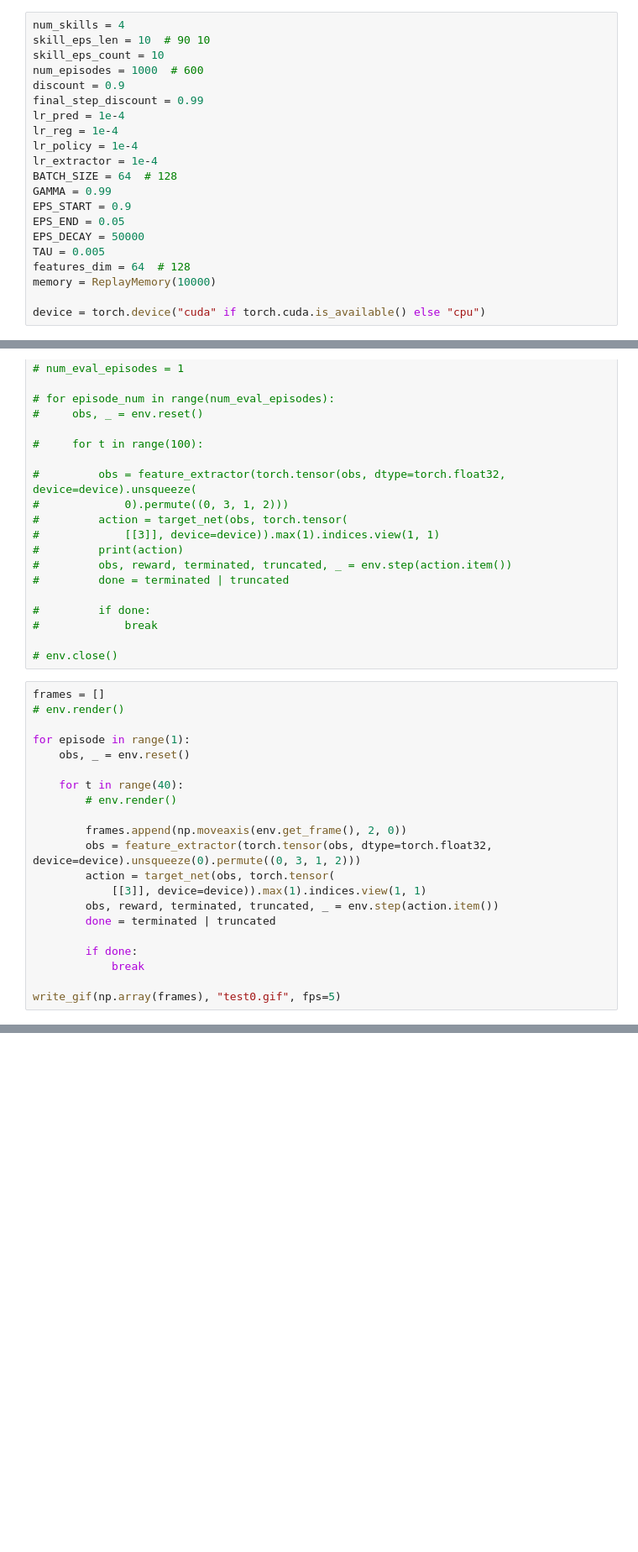
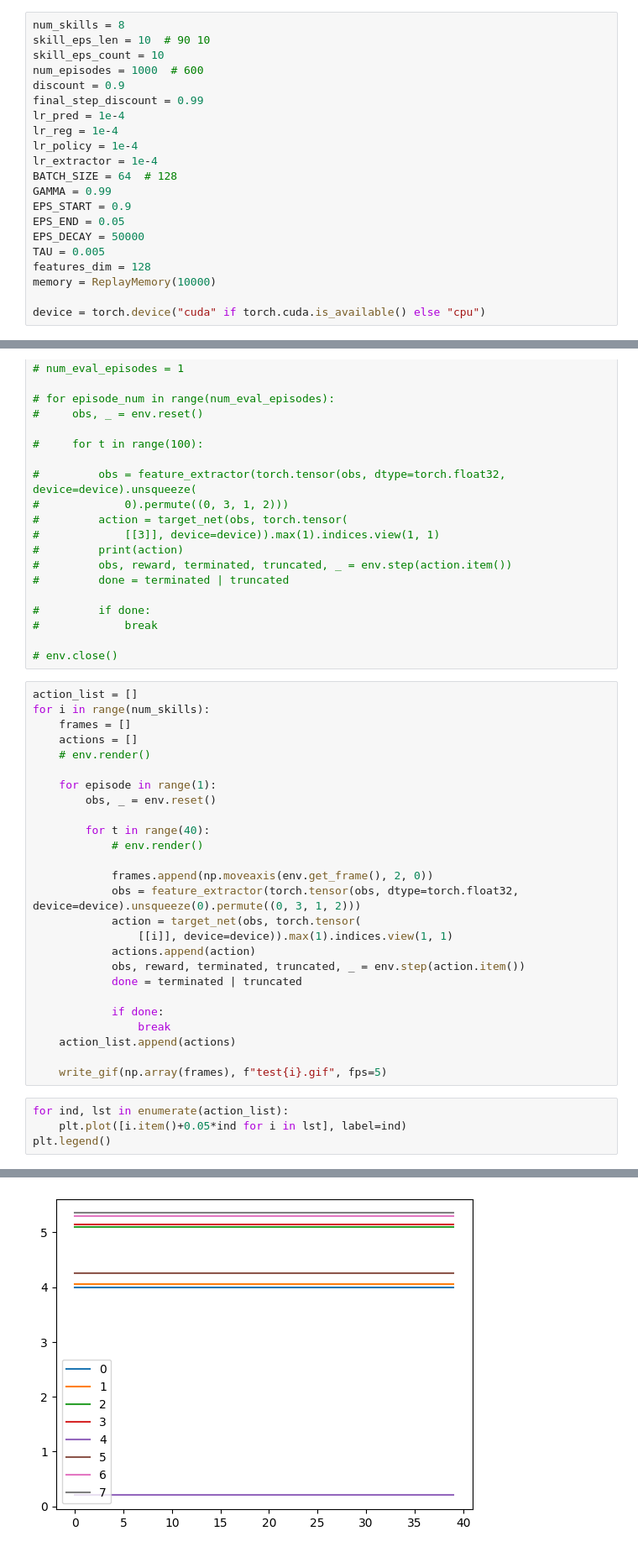
Before and after one commit to yutian-zhao/rl_experiments, a Jupyter notebook: rvic_new.ipynb, the cells around one changed output, grey strips where cells are left out. Shown: that part at 84% size. Drawn from its saved outputs; the diff is of its cells as text; blank space fills up the shorter version.

```diff
--- a/rvic_new.ipynb
+++ b/rvic_new.ipynb
@@ -23,5 +20,5 @@ Hello from the pygame community. https://www.pygame.org/contribute.html
 # %%
-num_skills = 4
+num_skills = 8
 skill_eps_len = 10  # 90 10
 skill_eps_count = 10
 num_episodes = 1000  # 600
@@ -37,7 +34,7 @@ EPS_START = 0.9
 EPS_END = 0.05
 EPS_DECAY = 50000
 TAU = 0.005
-features_dim = 64  # 128
+features_dim = 128
 memory = ReplayMemory(10000)
 
 device = torch.device("cuda" if torch.cuda.is_available() else "cpu")
@@ -272,23 +270,33 @@ Complete
 
 # env.close()
 # %%
-frames = []
-# env.render()
+action_list = []
+for i in range(num_skills):
+    frames = []
+    actions = []
+    # env.render()
 
-for episode in range(1):
-    obs, _ = env.reset()
+    for episode in range(1):
+        obs, _ = env.reset()
 
-    for t in range(40):
-        # env.render()
+        for t in range(40):
+            # env.render()
 
-        frames.append(np.moveaxis(env.get_frame(), 2, 0))
-        obs = feature_extractor(torch.tensor(obs, dtype=torch.float32, device=device).unsqueeze(0).permute((0, 3, 1, 2)))
-        action = target_net(obs, torch.tensor(
-            [[3]], device=device)).max(1).indices.view(1, 1)
-        obs, reward, terminated, truncated, _ = env.step(action.item())
-        done = terminated | truncated
+            frames.append(np.moveaxis(env.get_frame(), 2, 0))
+            obs = feature_extractor(torch.tensor(obs, dtype=torch.float32, device=device).unsqueeze(0).permute((0, 3, 1, 2)))
+            action = target_net(obs, torch.tensor(
+                [[i]], device=device)).max(1).indices.view(1, 1)
+            actions.append(action)
+            obs, reward, terminated, truncated, _ = env.step(action.item())
+            done = terminated | truncated
 
-        if done:
-            break
+            if done:
+                break
+    action_list.append(actions)
 
-write_gif(np.array(frames), "test0.gif", fps=5)
+    write_gif(np.array(frames), f"test{i}.gif", fps=5)
+# %%
+for ind, lst in enumerate(action_list):
+    plt.plot([i.item()+0.05*ind for i in lst], label=ind)
+plt.legend()
+# %% [output]
@@ -294,0 +304 @@ write_gif(np.array(frames), "test0.gif", fps=5)
+[figure, added]
```
Also changed, not shown: parts of 5 cells of this notebook.
